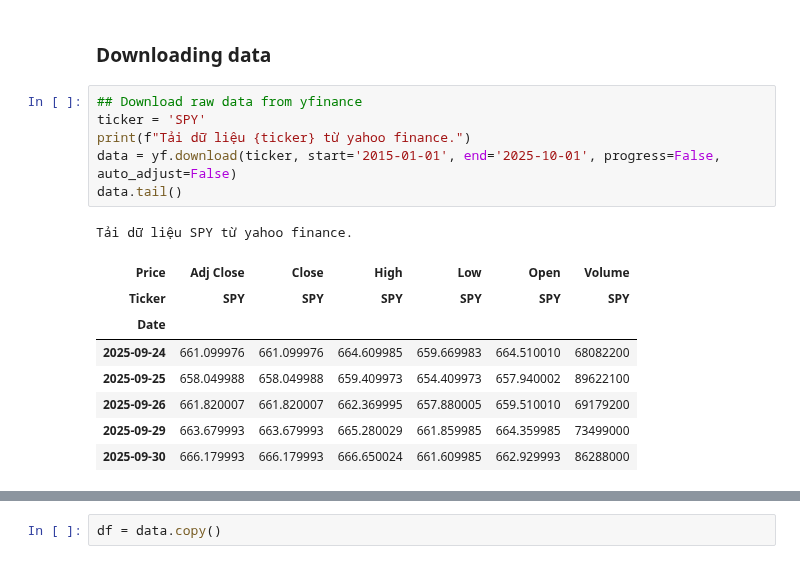
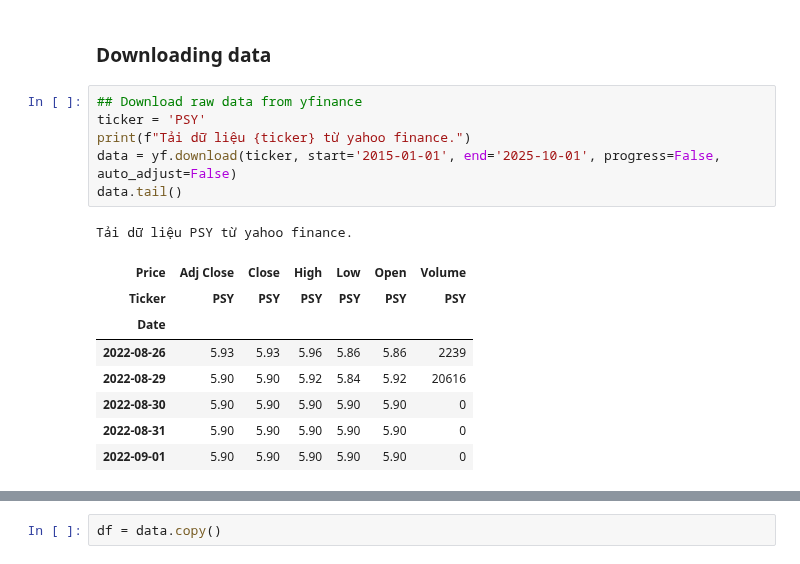
Before and after one commit to tamnguyen-2905/CF_Tam22110193, a Jupyter notebook: LAB_2_3_SMA_MOMENTUM/Technical Indicators_MA.ipynb, the cells around one changed output, grey strips where cells are left out. Drawn from its saved outputs; the diff is of its cells as text.

```diff
--- a/LAB_2_3_SMA_MOMENTUM/Technical Indicators_MA.ipynb
+++ b/LAB_2_3_SMA_MOMENTUM/Technical Indicators_MA.ipynb
@@ -14,20 +14,20 @@ import mplfinance as mpf
 ### Downloading data
 # %%
 ## Download raw data from yfinance
-ticker = 'SPY'
+ticker = 'PSY'
 print(f"Tải dữ liệu {ticker} từ yahoo finance.")
 data = yf.download(ticker, start='2015-01-01', end='2025-10-01', progress=False, auto_adjust=False)
 data.tail()
 # %% [output]
-Tải dữ liệu SPY từ yahoo finance.
+Tải dữ liệu PSY từ yahoo finance.
 | Price | Adj Close | Close | High | Low | Open | Volume |
-| Ticker | SPY | SPY | SPY | SPY | SPY | SPY |
+| Ticker | PSY | PSY | PSY | PSY | PSY | PSY |
 | Date |  |  |  |  |  |  |
-| 2025-09-24 | 661.099976 | 661.099976 | 664.609985 | 659.669983 | 664.510010 | 68082200 |
-| 2025-09-25 | 658.049988 | 658.049988 | 659.409973 | 654.409973 | 657.940002 | 89622100 |
-| 2025-09-26 | 661.820007 | 661.820007 | 662.369995 | 657.880005 | 659.510010 | 69179200 |
-| 2025-09-29 | 663.679993 | 663.679993 | 665.280029 | 661.859985 | 664.359985 | 73499000 |
-| 2025-09-30 | 666.179993 | 666.179993 | 666.650024 | 661.609985 | 662.929993 | 86288000 |
+| 2022-08-26 | 5.93 | 5.93 | 5.96 | 5.86 | 5.86 | 2239 |
+| 2022-08-29 | 5.90 | 5.90 | 5.92 | 5.84 | 5.92 | 20616 |
+| 2022-08-30 | 5.90 | 5.90 | 5.90 | 5.90 | 5.90 | 0 |
+| 2022-08-31 | 5.90 | 5.90 | 5.90 | 5.90 | 5.90 | 0 |
+| 2022-09-01 | 5.90 | 5.90 | 5.90 | 5.90 | 5.90 | 0 |
 # %%
 ## Xử lý MultiIndex (Flatten Columns)
 if isinstance(data.columns, pd.MultiIndex):
```
Also changed, not shown: parts of 18 cells of this notebook.
